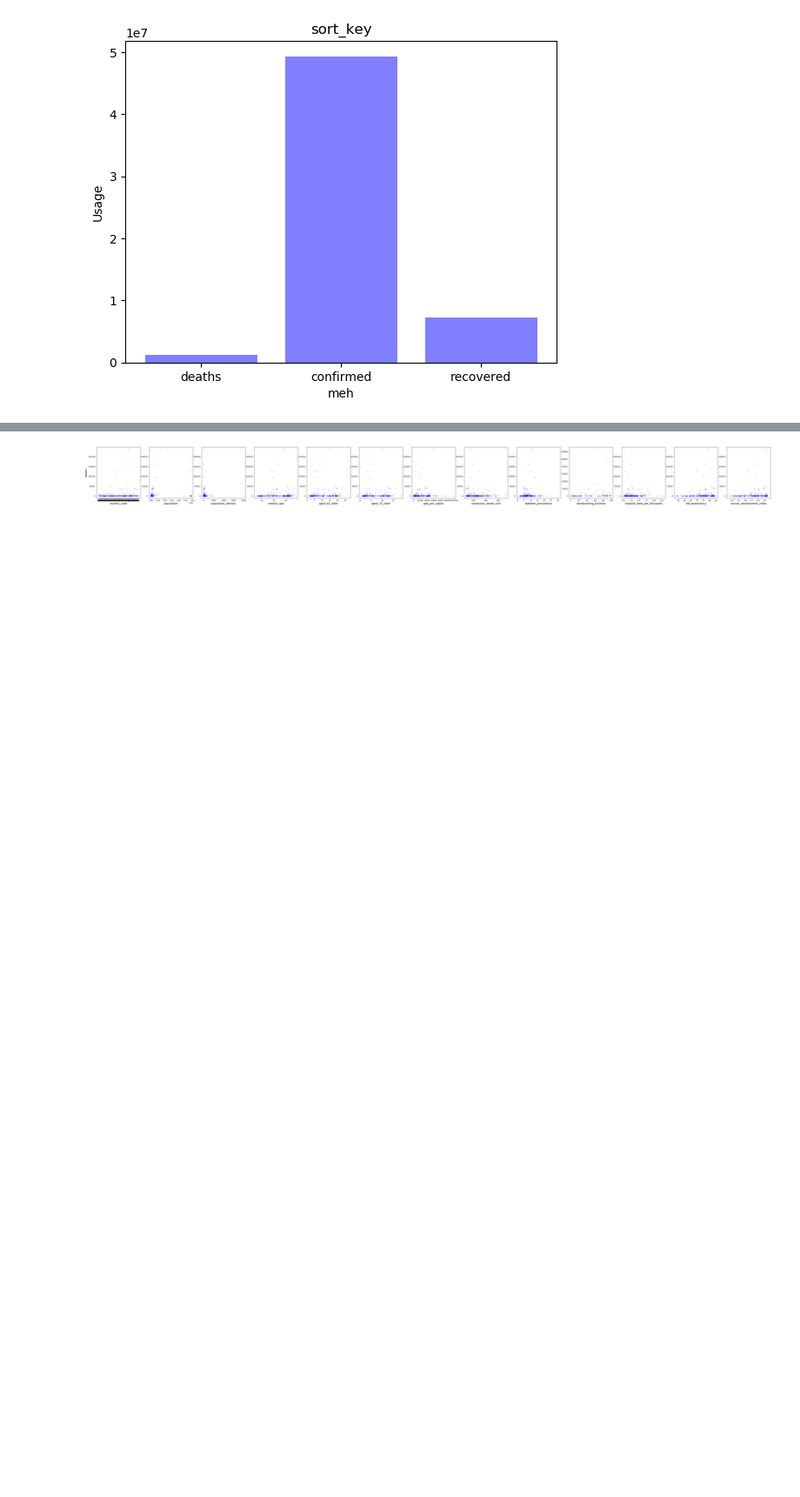
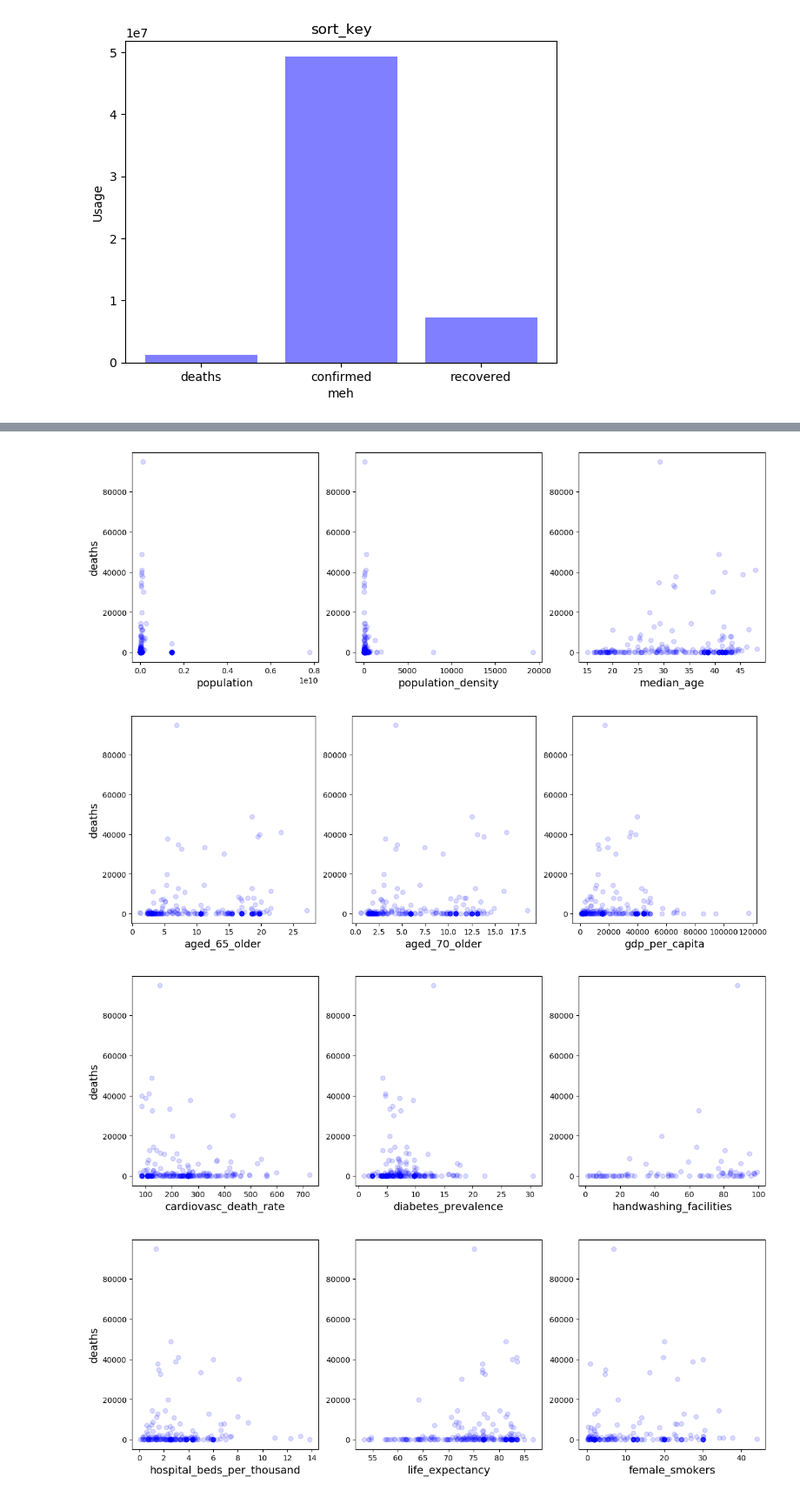
Before and after one commit to nbuzzano/challenge-01, a Jupyter notebook: assessment03/notebooks/covid-analysis.ipynb, the cells around one changed output, grey strips where cells are left out. Shown at 87% size. Saved outputs shown, nothing was run; the diff lists cells and outputs as text; code cells hidden in the pictures; blank space fills up the shorter version.

```diff
--- a/assessment03/notebooks/covid-analysis.ipynb
+++ b/assessment03/notebooks/covid-analysis.ipynb
@@ -329,7 +164,7 @@ def get_column(A, j):
     return A.iloc[:,j]
 
 
-def scatter_list(df_corr, fixed_column, figsize):
+def scatter_list(df_corr, fixed_column, figsize, threshold):
     _, num_columns = df_corr.shape
     fig, ax = plt.subplots(1, num_columns, figsize = figsize)
     columns = df_corr.columns.values
@@ -337,15 +172,22 @@ def scatter_list(df_corr, fixed_column, figsize):
 
     for i in range(num_columns):
 
-        i_column = get_column(df_corr, i)
+        corr_column = get_column(df_corr, i)
         aux = pd.DataFrame()
-        aux['A'] = i_column
-        aux['B'] = fixed_column
+        aux['corr_column'] = corr_column
+        aux['fixed_column'] = fixed_column
         aux.dropna()
 
-        ax[i].scatter(aux['A'], aux['B'], alpha=0.15, c='blue')
+        #remove outliers
+        q = aux['fixed_column'].quantile(threshold)
+        aux = aux[aux['fixed_column'] < q]
+
+        ax[i].scatter(aux['corr_column'], aux['fixed_column'], alpha=0.15, c='blue')
         ax[i].xaxis.set_visible(True)
         ax[i].yaxis.set_visible(True)
         ax[i].set_xlabel(columns[i], fontsize=14)
 
     plt.show()
+
+def chunk(lst, n):
+    return [lst[i:i + n] for i in range(0, len(lst), n)]
@@ -359,6 +194,21 @@ del df_full_['recovered']
-# %%
-_, num_columns = df_full_.shape
-w = 5
-scatter_list(df_full_, fixed_column, figsize=(w * num_columns, w))
-# %% [output]
-[figure, removed]
+# %%
+
+fixed_columns_names = ['deaths','confirmed','recovered']
+fixed_columns = []
+
+for fixed_col in fixed_columns_names:
+    fixed_columns.append(df_owid_covid.filter([fixed_col], axis=1))
+
+for i in fixed_columns_names:
+    del df_owid_covid[i]
+# %%
+for sub_arr in chunk(df_owid_covid.columns.tolist()[1:], 3):
+    aux = df_owid_covid.filter(sub_arr)
+    _, num_columns = aux.shape
+    w = 5
+    scatter_list(aux, fixed_columns[0], figsize=(w * num_columns, w), threshold=.99)
+# %% [output]
+[figure, added]
+[figure, added]
+[figure, added]
+[figure, added]
```
Also changed, not shown: parts of 36 cells of this notebook, 4 other files.
